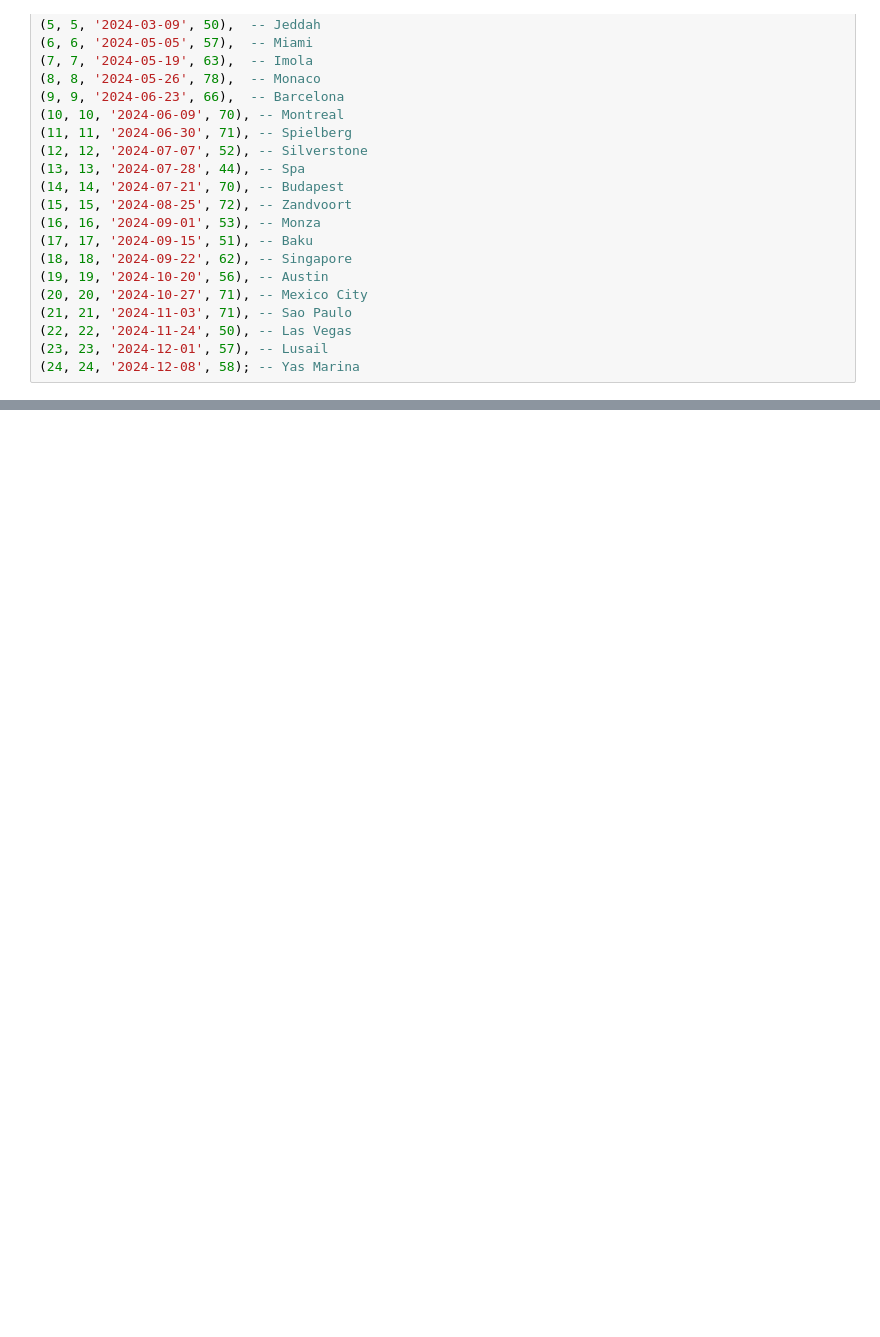
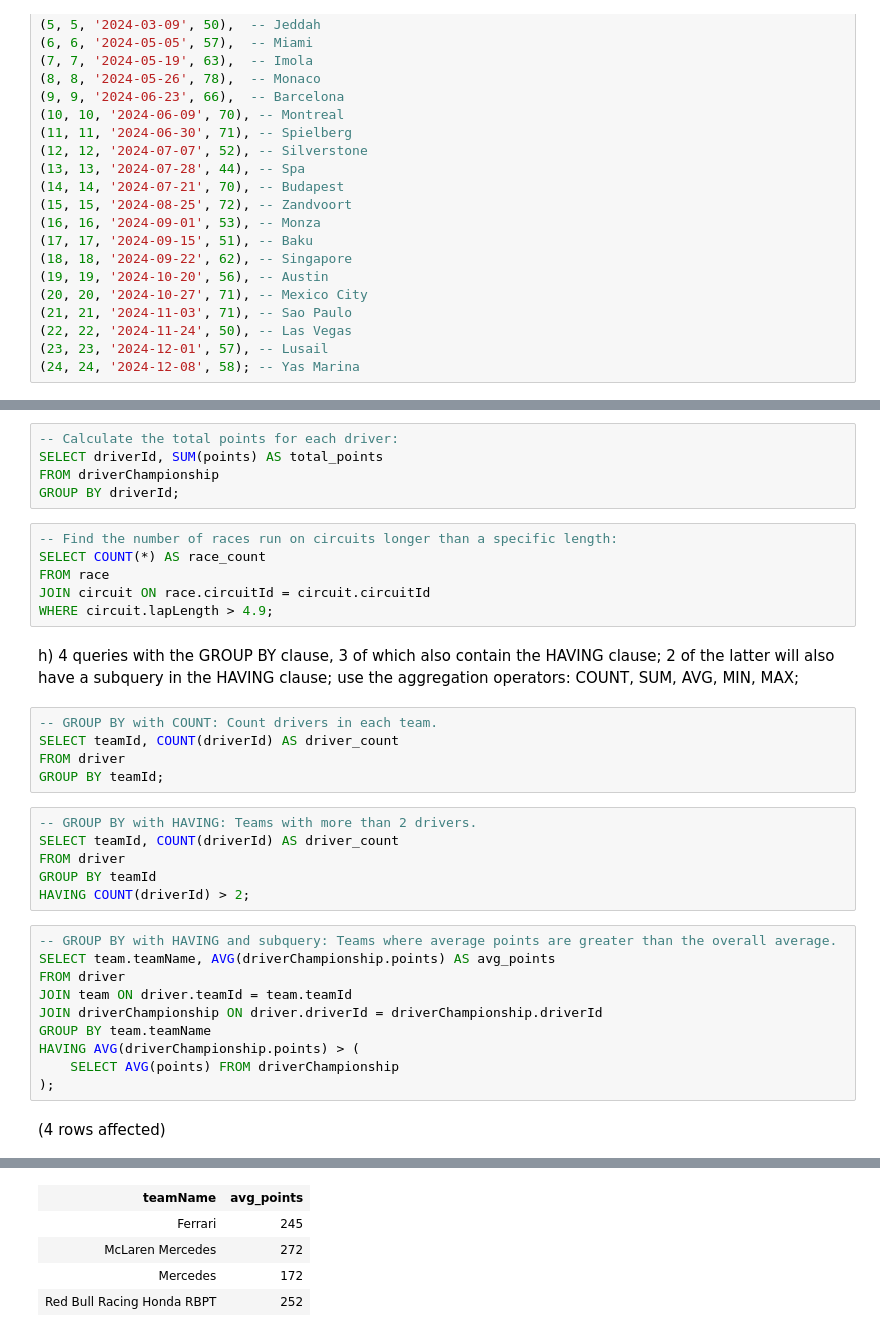
Before and after one commit to alexapvl/Babes-Bolyai-University, a Jupyter notebook: Semester3/Databases/A2.ipynb, the cells around one changed output, grey strips where cells are left out. Cells and saved outputs as stored; diff of their text form; blank space fills up the shorter version.

```diff
--- a/Semester3/Databases/A2.ipynb
+++ b/Semester3/Databases/A2.ipynb
@@ -154,0 +306,36 @@ INSERT INTO race (raceId, circuitId, raceDate, numberOfLaps) VALUES
+# %%
+-- Calculate the total points for each driver:
+SELECT driverId, SUM(points) AS total_points
+FROM driverChampionship
+GROUP BY driverId;
+# %%
+-- Find the number of races run on circuits longer than a specific length:
+SELECT COUNT(*) AS race_count
+FROM race
+JOIN circuit ON race.circuitId = circuit.circuitId
+WHERE circuit.lapLength > 4.9;
+# %% [markdown]
+h) 4 queries with the GROUP BY clause, 3 of which also contain the HAVING clause; 2 of the latter will also have a subquery in the HAVING clause; use the aggregation operators: COUNT, SUM, AVG, MIN, MAX;
+# %%
+-- GROUP BY with COUNT: Count drivers in each team.
+SELECT teamId, COUNT(driverId) AS driver_count
+FROM driver
+GROUP BY teamId;
+# %%
+-- GROUP BY with HAVING: Teams with more than 2 drivers.
+SELECT teamId, COUNT(driverId) AS driver_count
+FROM driver
+GROUP BY teamId
+HAVING COUNT(driverId) > 2;
+# %%
+-- GROUP BY with HAVING and subquery: Teams where average points are greater than the overall average.
+SELECT team.teamName, AVG(driverChampionship.points) AS avg_points
+FROM driver
+JOIN team ON driver.teamId = team.teamId
+JOIN driverChampionship ON driver.driverId = driverChampionship.driverId
+GROUP BY team.teamName
+HAVING AVG(driverChampionship.points) > (
+    SELECT AVG(points) FROM driverChampionship
+);
+# %% [output]
+(4 rows affected)
@@ -154,0 +343,5 @@ INSERT INTO race (raceId, circuitId, raceDate, numberOfLaps) VALUES
+| teamName | avg_points |
+| Ferrari | 245 |
+| McLaren Mercedes | 272 |
+| Mercedes | 172 |
+| Red Bull Racing Honda RBPT | 252 |
```
Also changed, not shown: parts of 40 cells of this notebook.
